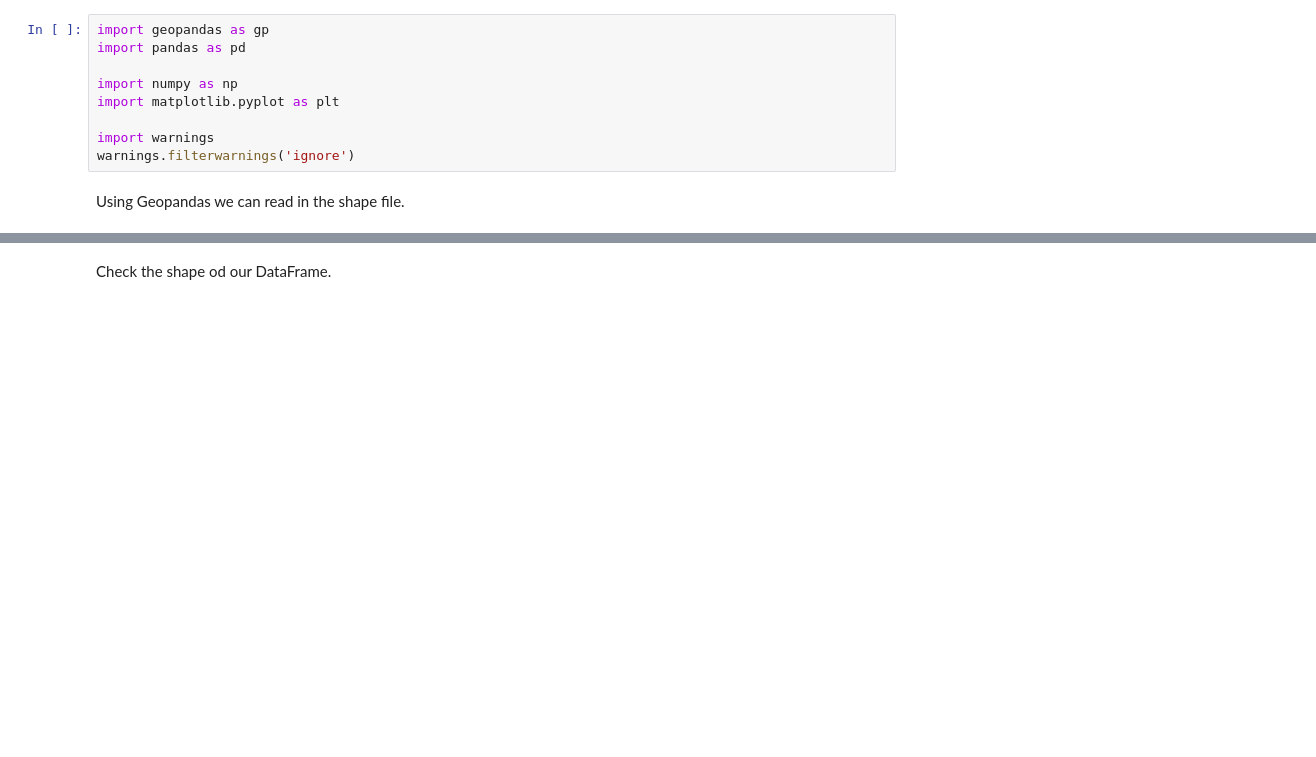
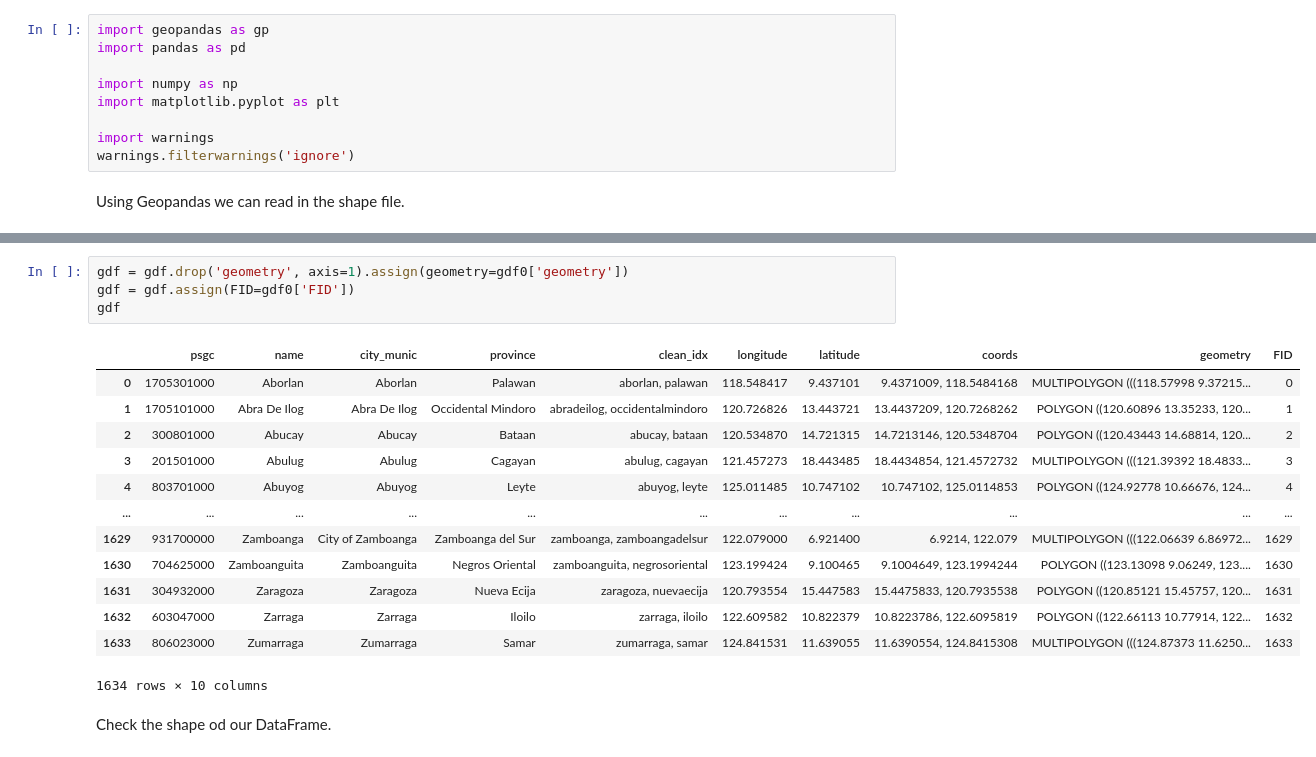
Before and after one commit to OmdenaAI/philippines-chapter-urban-vunerability, a Jupyter notebook: src/tasks/task-1-data-collection/merge_city_data_geo.ipynb, the cells around one changed output, grey strips where cells are left out. Drawn from its saved outputs; the diff is of its cells as text; blank space fills up the shorter version.

```diff
--- a/src/tasks/task-1-data-collection/merge_city_data_geo.ipynb
+++ b/src/tasks/task-1-data-collection/merge_city_data_geo.ipynb
@@ -32,6 +49,24 @@ gdf
 | 1632 | 603047000 | Zarraga | Zarraga | Iloilo | zarraga, iloilo | 122.609582 | 10.822379 | 10.8223786, 122.6095819 | POLYGON ((122.65892 10.79784, 122... |
 | 1633 | 806023000 | Zumarraga | Zumarraga | Samar | zumarraga, samar | 124.841531 | 11.639055 | 11.6390554, 124.8415308 | MULTIPOLYGON (((124.87373 11.6250... |
 1634 rows × 9 columns
+# %%
+gdf = gdf.drop('geometry', axis=1).assign(geometry=gdf0['geometry'])
+gdf = gdf.assign(FID=gdf0['FID'])
+gdf
+# %% [output]
+|  | psgc | name | city_munic | province | clean_idx | longitude | latitude | coords | geometry | FID |
+| 0 | 1705301000 | Aborlan | Aborlan | Palawan | aborlan, palawan | 118.548417 | 9.437101 | 9.4371009, 118.5484168 | MULTIPOLYGON (((118.57998 9.37215... | 0 |
+| 1 | 1705101000 | Abra De Ilog | Abra De Ilog | Occidental Mindoro | abradeilog, occidentalmindoro | 120.726826 | 13.443721 | 13.4437209, 120.7268262 | POLYGON ((120.60896 13.35233, 120... | 1 |
+| 2 | 300801000 | Abucay | Abucay | Bataan | abucay, bataan | 120.534870 | 14.721315 | 14.7213146, 120.5348704 | POLYGON ((120.43443 14.68814, 120... | 2 |
+| 3 | 201501000 | Abulug | Abulug | Cagayan | abulug, cagayan | 121.457273 | 18.443485 | 18.4434854, 121.4572732 | MULTIPOLYGON (((121.39392 18.4833... | 3 |
+| 4 | 803701000 | Abuyog | Abuyog | Leyte | abuyog, leyte | 125.011485 | 10.747102 | 10.747102, 125.0114853 | POLYGON ((124.92778 10.66676, 124... | 4 |
+| ... | ... | ... | ... | ... | ... | ... | ... | ... | ... | ... |
+| 1629 | 931700000 | Zamboanga | City of Zamboanga | Zamboanga del Sur | zamboanga, zamboangadelsur | 122.079000 | 6.921400 | 6.9214, 122.079 | MULTIPOLYGON (((122.06639 6.86972... | 1629 |
+| 1630 | 704625000 | Zamboanguita | Zamboanguita | Negros Oriental | zamboanguita, negrosoriental | 123.199424 | 9.100465 | 9.1004649, 123.1994244 | POLYGON ((123.13098 9.06249, 123.... | 1630 |
+| 1631 | 304932000 | Zaragoza | Zaragoza | Nueva Ecija | zaragoza, nuevaecija | 120.793554 | 15.447583 | 15.4475833, 120.7935538 | POLYGON ((120.85121 15.45757, 120... | 1631 |
+| 1632 | 603047000 | Zarraga | Zarraga | Iloilo | zarraga, iloilo | 122.609582 | 10.822379 | 10.8223786, 122.6095819 | POLYGON ((122.66113 10.77914, 122... | 1632 |
+| 1633 | 806023000 | Zumarraga | Zumarraga | Samar | zumarraga, samar | 124.841531 | 11.639055 | 11.6390554, 124.8415308 | MULTIPOLYGON (((124.87373 11.6250... | 1633 |
+1634 rows × 10 columns
 # %% [markdown]
 Check the shape od our DataFrame.
 # %%
```
Also changed, not shown: parts of 4 cells of this notebook, 6 other files.
